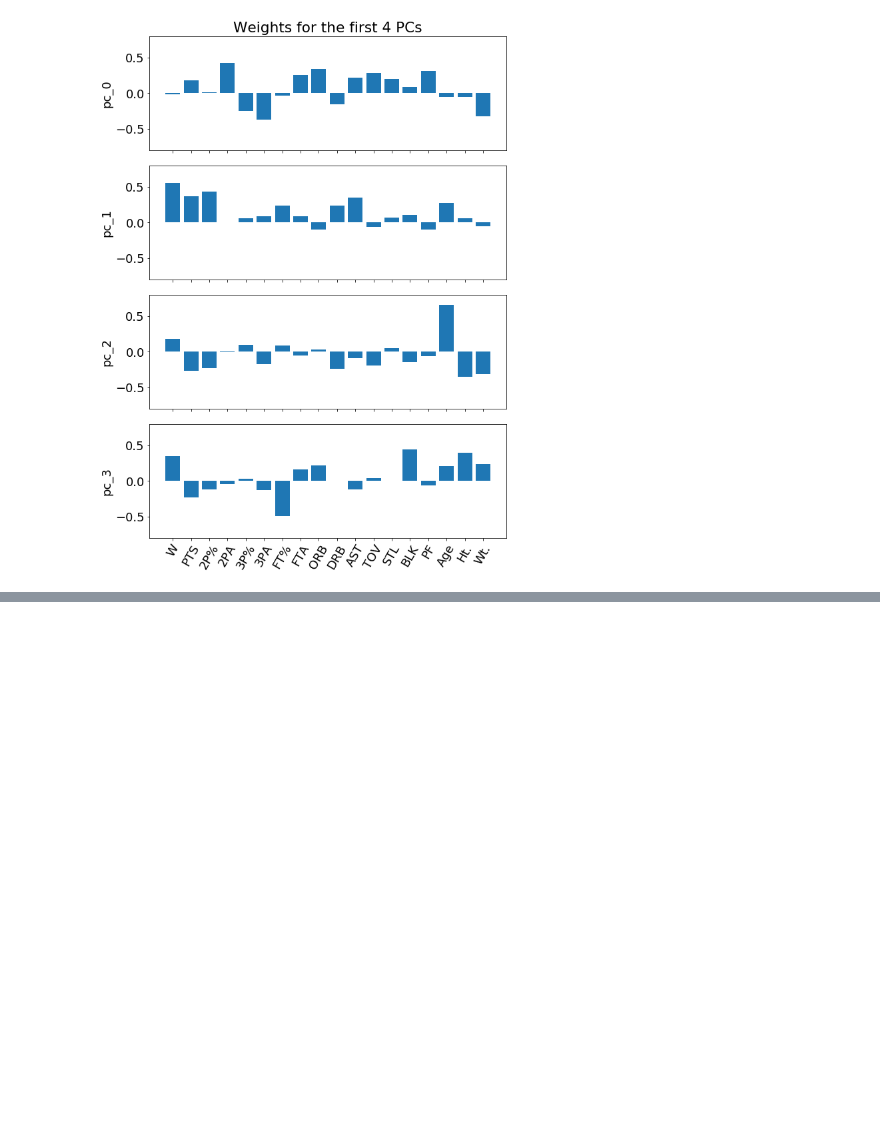
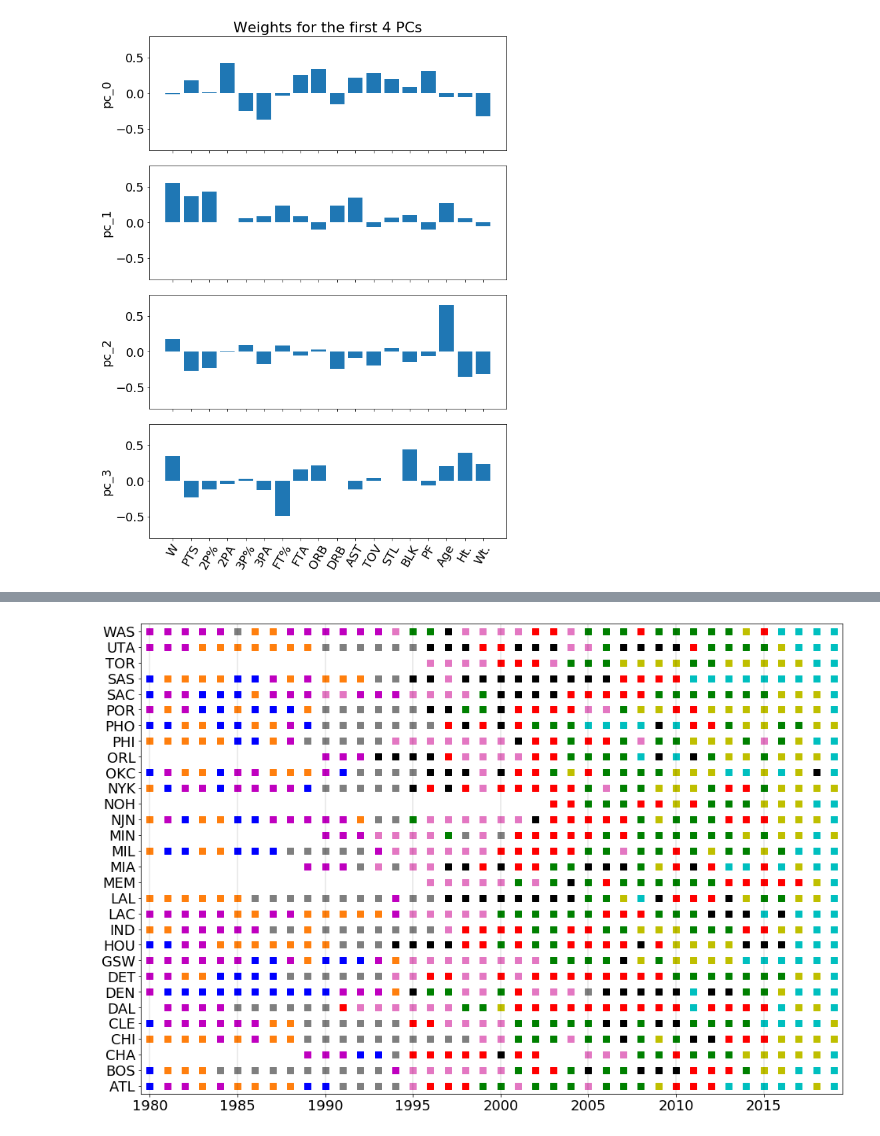
Before and after one commit to dgole/nba_clustering, a Jupyter notebook: scripts/team_clustering.ipynb, the cells around one changed output, grey strips where cells are left out. Drawn from its saved outputs; the diff is of its cells as text; code cells hidden in the pictures; blank space fills up the shorter version.

```diff
--- a/scripts/team_clustering.ipynb
+++ b/scripts/team_clustering.ipynb
@@ -153,0 +106,7 @@ for arg in sortArgs[:20]:
+# %%
+nClusters = 10
+kmeans = KMeans(n_clusters=nClusters)
+kmeans.fit(npDataTrans);
+plt = plotting.classification_plot_teams(kmeans, npDataTrans, idList)
+# %% [output]
+[figure, added]
```
Also changed, not shown: parts of 16 cells of this notebook, 2 other files.
